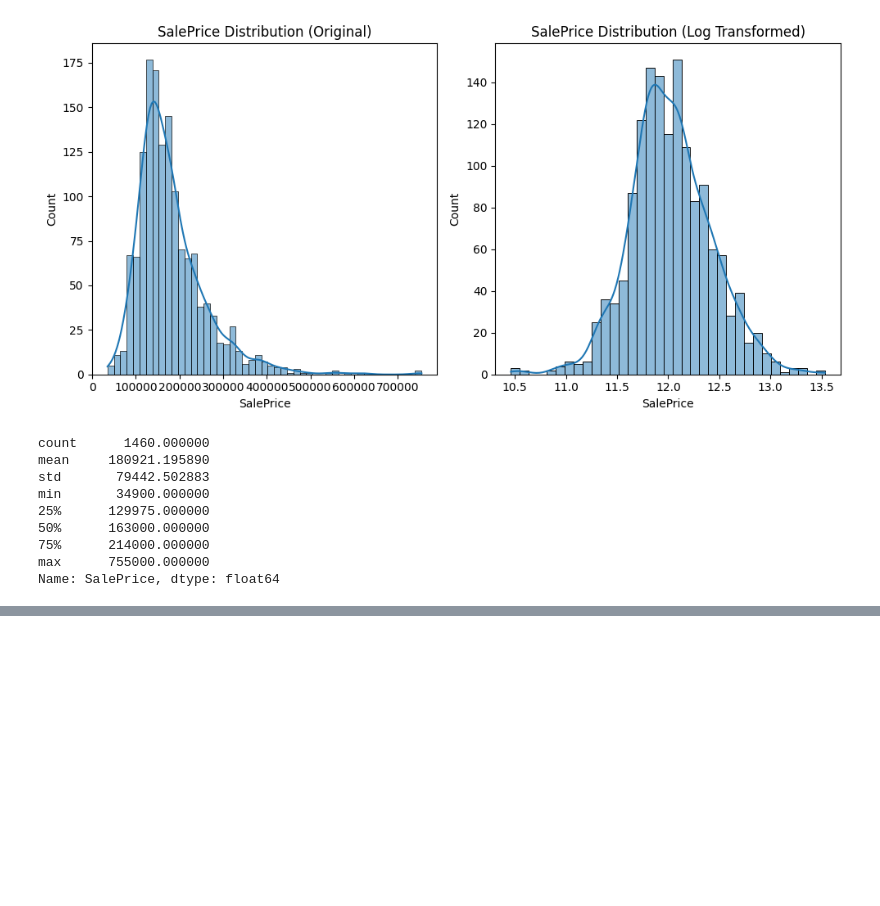
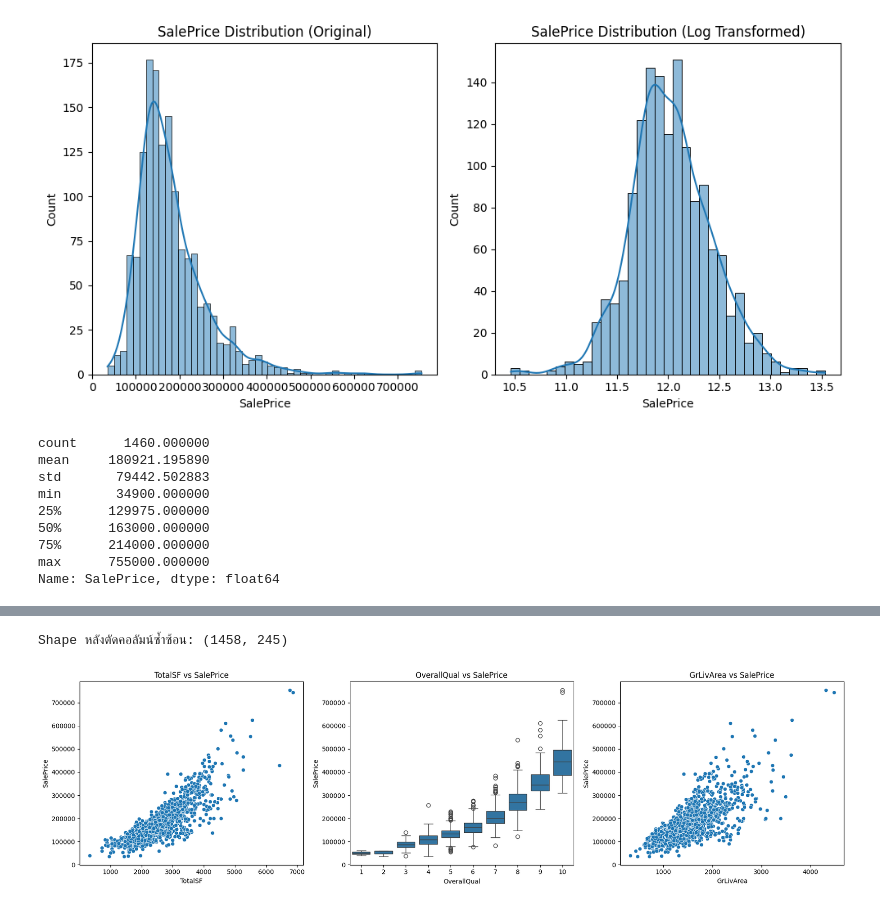
Before and after one commit to k-workproject/data-skills-roadmap, a Jupyter notebook: python-project/house_price_advance_regression.ipynb, the cells around one changed output, grey strips where cells are left out. Cells and saved outputs as stored; diff of their text form; code cells hidden in the pictures; blank space fills up the shorter version.

Commit message:
EDA > Model - 29.9.2026

```diff
--- a/python-project/house_price_advance_regression.ipynb
+++ b/python-project/house_price_advance_regression.ipynb
@@ -121,0 +309,24 @@ Name: SalePrice, dtype: float64
+# %%
+# ตัดคอลัมน์ดิบที่ใช้สร้างฟีเจอร์ใหม่ไปแล้ว (ซ้ำซ้อน 100%)
+cols_to_drop = ['YearBuilt', 'YearRemodAdd']
+train_data_model = train_data.drop(columns=cols_to_drop)
+
+print(f"Shape หลังตัดคอลัมน์ซ้ำซ้อน: {train_data_model.shape}")
+# %% [output]
+Shape หลังตัดคอลัมน์ซ้ำซ้อน: (1458, 245)
+# %%
+fig, axes = plt.subplots(1, 3, figsize=(18, 5))
+
+sns.scatterplot(data=train_data_model, x='TotalSF', y='SalePrice', ax=axes[0])
+axes[0].set_title('TotalSF vs SalePrice')
+
+sns.boxplot(data=train_data_model, x='OverallQual', y='SalePrice', ax=axes[1])
+axes[1].set_title('OverallQual vs SalePrice')
+
+sns.scatterplot(data=train_data_model, x='GrLivArea', y='SalePrice', ax=axes[2])
+axes[2].set_title('GrLivArea vs SalePrice')
+
+plt.tight_layout()
+plt.show()
+# %% [output]
+[figure, added]
```
Also changed, not shown: parts of 35 cells of this notebook.
